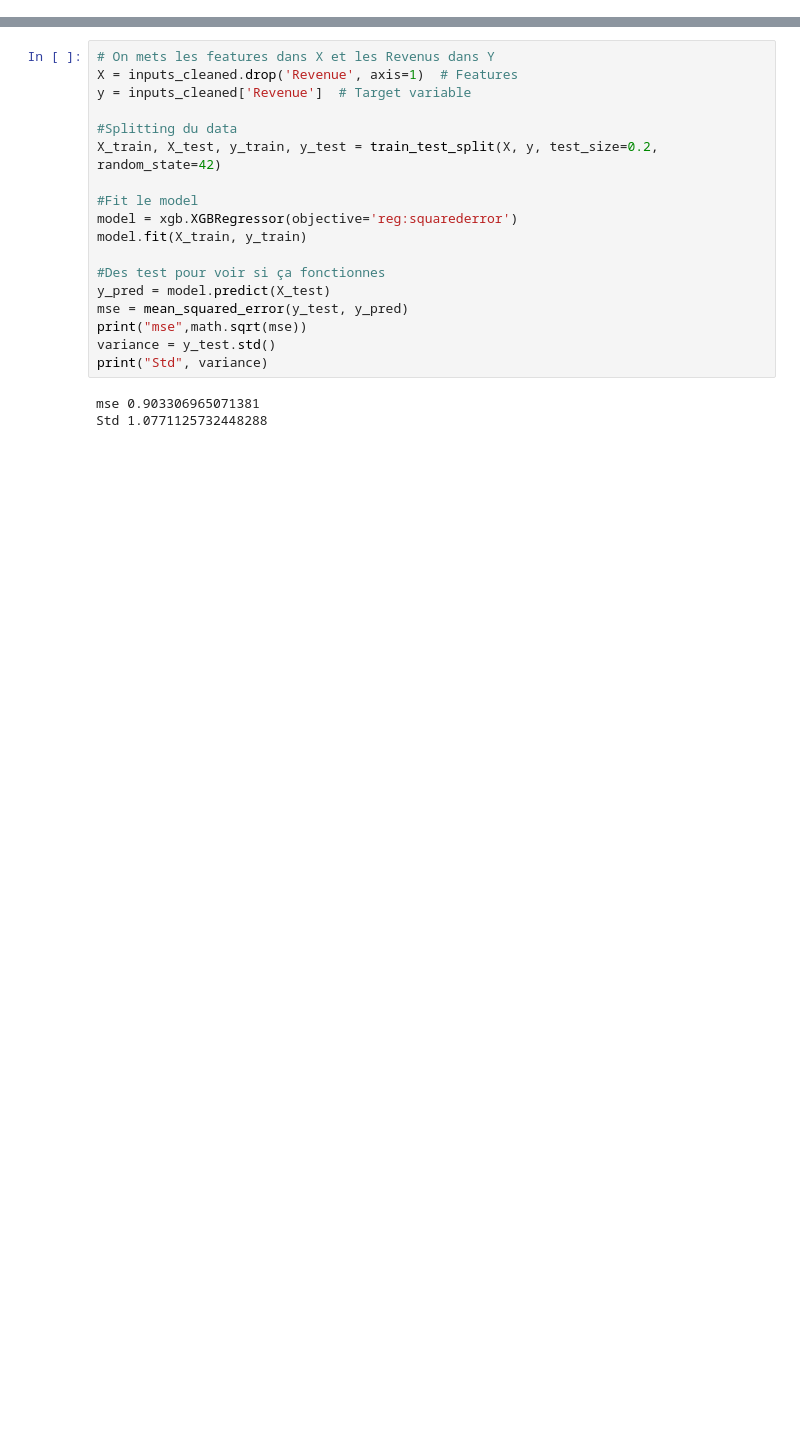
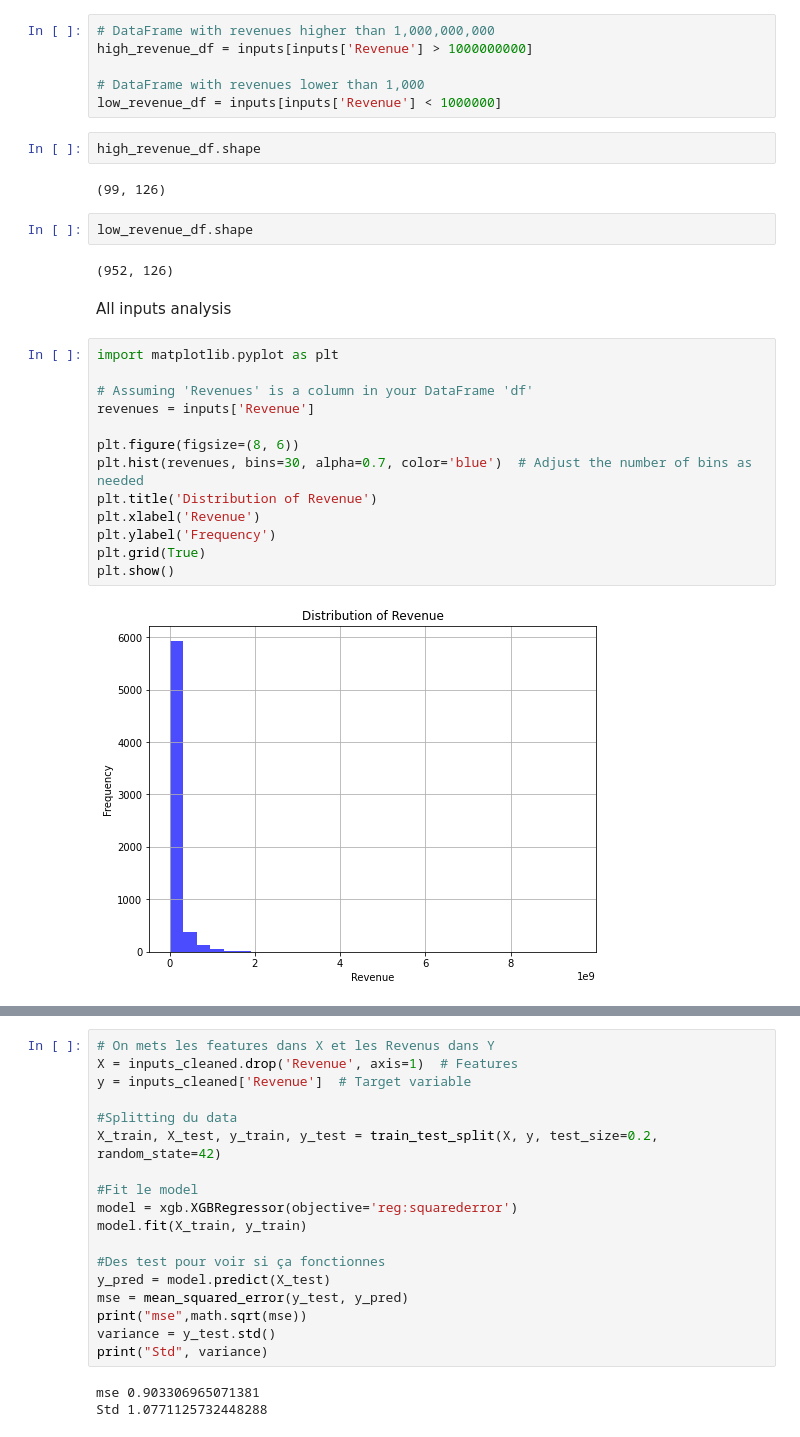
Before and after one commit to epfl-ada/ada-2023-project-fauttrouverunnompourada, a Jupyter notebook: xgboost.ipynb, the cells around one changed output, grey strips where cells are left out. Saved outputs shown, nothing was run; the diff lists cells and outputs as text; blank space fills up the shorter version.

```diff
--- a/xgboost.ipynb
+++ b/xgboost.ipynb
@@ -16,0 +50,31 @@ print(column_names)
+# %%
+# DataFrame with revenues higher than 1,000,000,000
+high_revenue_df = inputs[inputs['Revenue'] > 1000000000]
+
+# DataFrame with revenues lower than 1,000
+low_revenue_df = inputs[inputs['Revenue'] < 1000000]
+# %%
+high_revenue_df.shape
+# %% [output]
+(99, 126)
+# %%
+low_revenue_df.shape
+# %% [output]
+(952, 126)
+# %% [markdown]
+All inputs analysis
+# %%
+import matplotlib.pyplot as plt
+
+# Assuming 'Revenues' is a column in your DataFrame 'df'
+revenues = inputs['Revenue']
+
+plt.figure(figsize=(8, 6))
+plt.hist(revenues, bins=30, alpha=0.7, color='blue')  # Adjust the number of bins as needed
+plt.title('Distribution of Revenue')
+plt.xlabel('Revenue')
+plt.ylabel('Frequency')
+plt.grid(True)
+plt.show()
+# %% [output]
+[figure, added]
```
Also changed, not shown: parts of 34 cells of this notebook.
